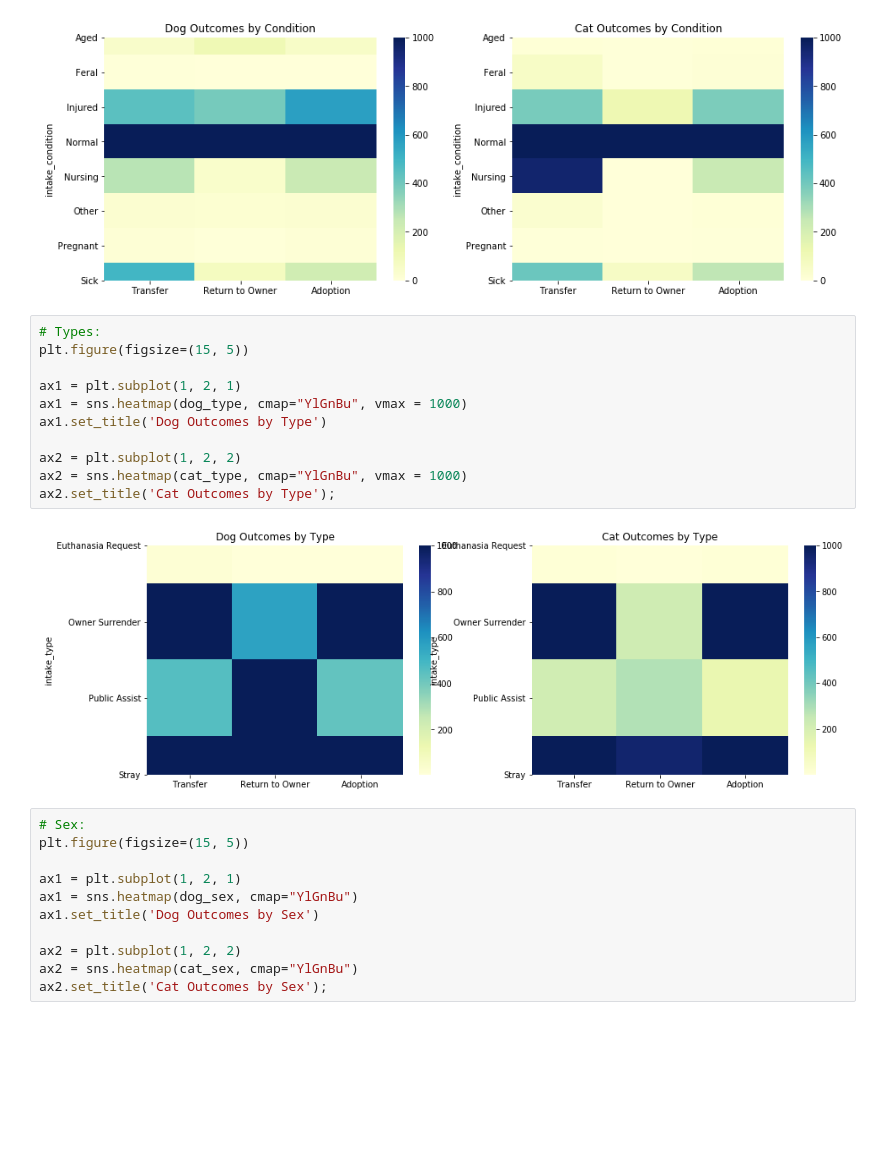
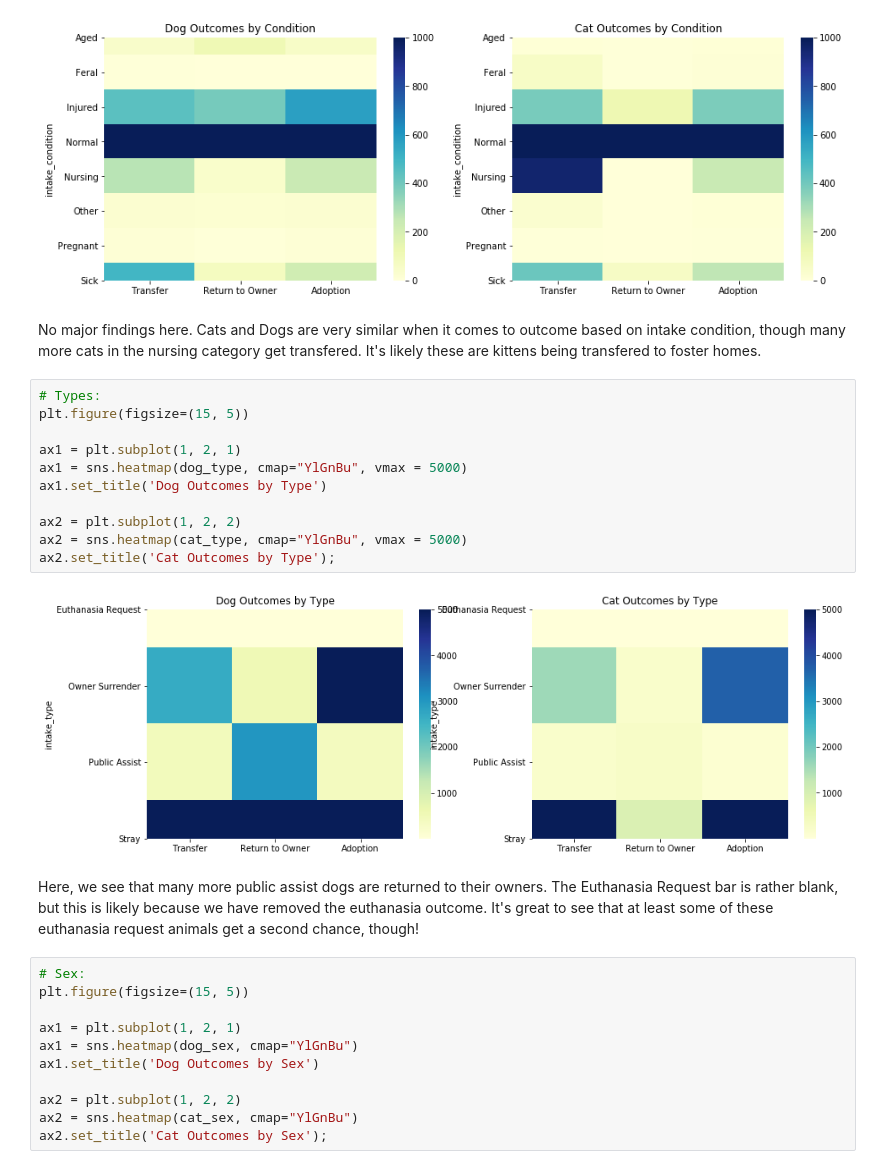
Before and after one commit to thomaskbrown18/mod_3_ml_proj, a Jupyter notebook: student.ipynb, the cells around one changed output. Saved outputs shown, nothing was run; the diff lists cells and outputs as text; blank space fills up the shorter version.

```diff
--- a/student.ipynb
+++ b/student.ipynb
@@ -360,19 +351,23 @@ ax2 = sns.heatmap(cat_cond, cmap="YlGnBu", vmax = 1000)
 ax2.set_title('Cat Outcomes by Condition');
 # %% [output]
 [figure]
+# %% [markdown]
+No major findings here.  Cats and Dogs are very similar when it comes to outcome based on intake condition, though many more cats in the nursing category get transfered.  It's likely these are kittens being transfered to foster homes.
 # %%
 # Types:
 plt.figure(figsize=(15, 5))
 
 ax1 = plt.subplot(1, 2, 1)
-ax1 = sns.heatmap(dog_type, cmap="YlGnBu", vmax = 1000)
+ax1 = sns.heatmap(dog_type, cmap="YlGnBu", vmax = 5000)
 ax1.set_title('Dog Outcomes by Type')
 
 ax2 = plt.subplot(1, 2, 2)
-ax2 = sns.heatmap(cat_type, cmap="YlGnBu", vmax = 1000)
+ax2 = sns.heatmap(cat_type, cmap="YlGnBu", vmax = 5000)
 ax2.set_title('Cat Outcomes by Type');
 # %% [output]
-[figure, old version]
+[figure, new version]
+# %% [markdown]
+Here, we see that many more public assist dogs are returned to their owners.  The Euthanasia Request bar is rather blank, but this is likely because we have removed the euthanasia outcome.  It's great to see that at least some of these euthanasia request animals get a second chance, though!
 # %%
 # Sex:
 plt.figure(figsize=(15, 5))
```
Also changed, not shown: parts of 45 cells of this notebook.
